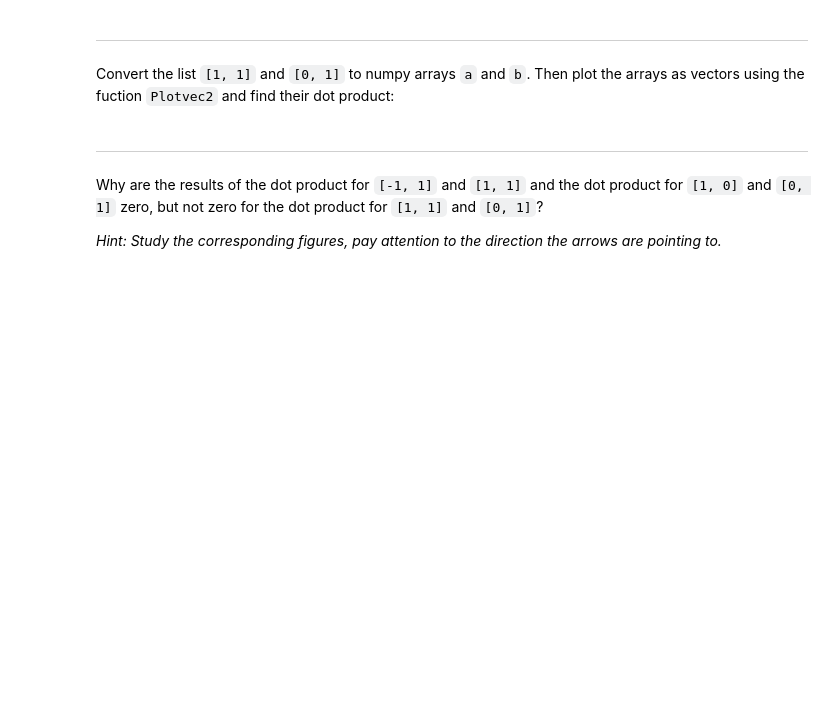
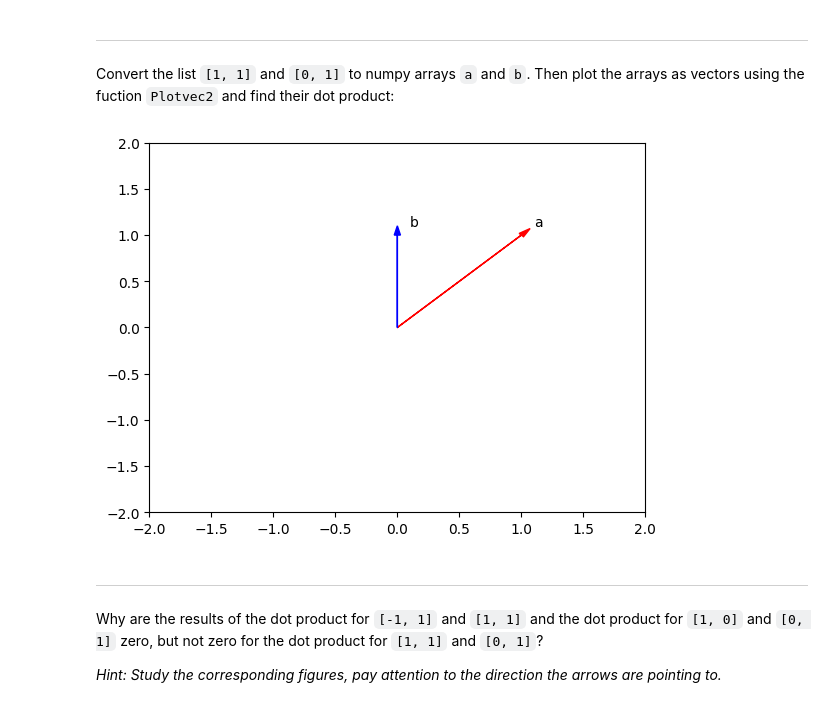
Before and after one commit to ahmadktk1/universitycode, a Jupyter notebook: MLlab/lab_activit2/3_a_Numpy.ipynb, the cells around one changed output. Saved outputs shown, nothing was run; the diff lists cells and outputs as text; code cells hidden in the pictures; blank space fills up the shorter version.

```diff
--- a/MLlab/lab_activit2/3_a_Numpy.ipynb
+++ b/MLlab/lab_activit2/3_a_Numpy.ipynb
@@ -632,6 +814,12 @@ Convert the list <code>\[1, 0]</code> and <code>\[0, 1]</code> to numpy arrays <
 Convert the list <code>\[1, 1]</code> and <code>\[0, 1]</code> to numpy arrays <code>a</code> and <code>b</code>. Then plot the arrays as vectors using the fuction <code>Plotvec2</code> and find their dot product:
 # %%
 # Write your code below and press Shift+Enter to execute
+a = np.array([1,1])
+b= np.array([0,1])
+
+Plotvec2(a,b)
+# %% [output]
+[figure, added]
 # %% [markdown]
 <hr>
 # %% [markdown]
```
Also changed, not shown: parts of 65 cells of this notebook, 1 other file.
